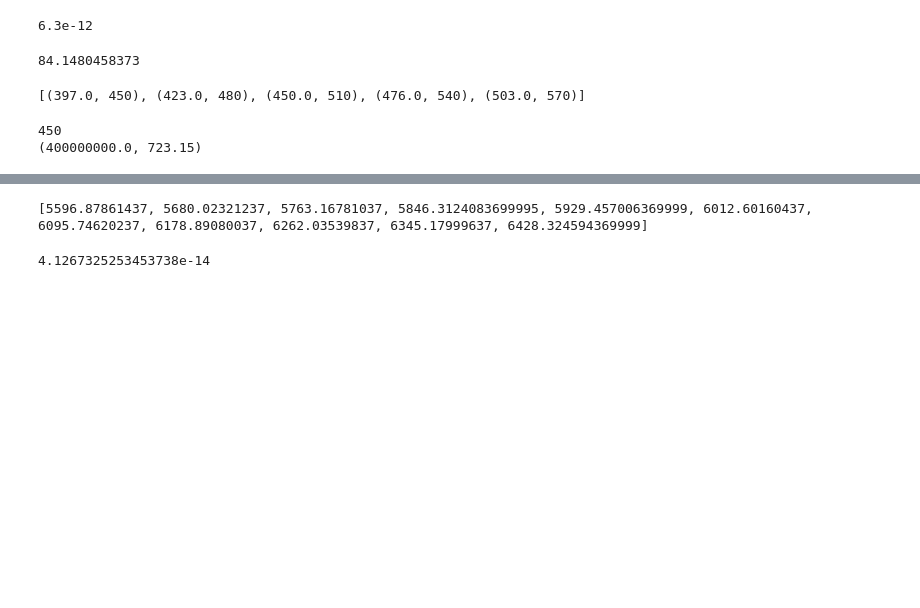
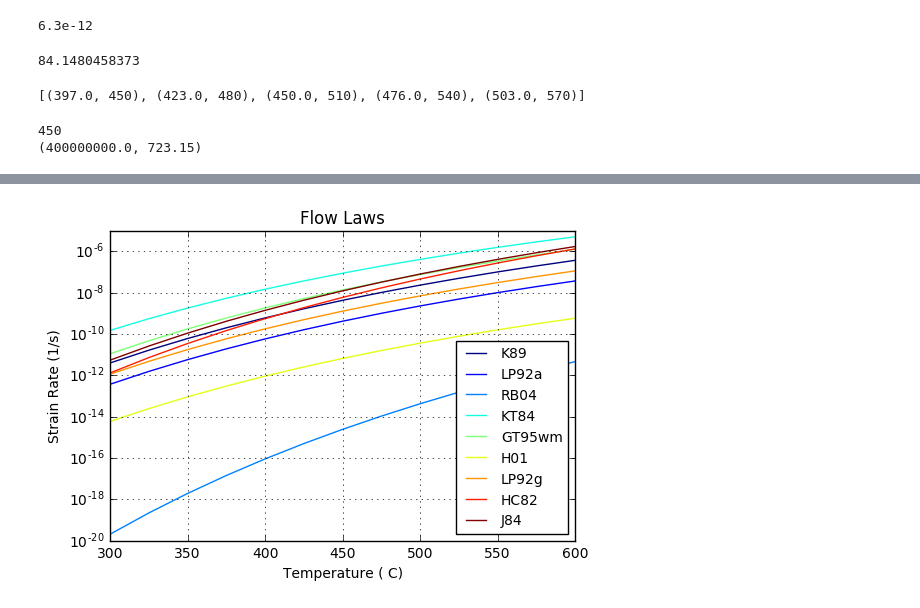
Before and after one commit to usgs/gmeg-shearzone-flowstress, a Jupyter notebook: Strain and Slip Rate Calculations.ipynb, the cells around one changed output, grey strips where cells are left out. Cells and saved outputs as stored; diff of their text form; code cells hidden in the pictures; blank space fills up the shorter version.

Commit message:
updates to plotting fugacity and strain rate calculator

```diff
--- a/Strain and Slip Rate Calculations.ipynb
+++ b/Strain and Slip Rate Calculations.ipynb
@@ -13,9 +16,9 @@ m = -1.26 # Stress exponent, from Stipp and Tullis (2003)?
 flow_laws = {
     "KT84": {"A": 2.2E-6, "n": 2.7, "Q": 1.2E5},
     'GT95wm': {"A": 1.8E-8, "n": 4, "Q": 1.37E5},
-    'J84': {"A": 2.88E-3, "n": 1.8, "Q": 1.51},
+    'J84': {"A": 2.88E-3, "n": 1.8, "Q": 1.51E5},
     'K89': {"A": 1.1E-6, "n": 2.7, "Q": 1.34E5},
-    'HC82': {"A": 1.99E-2, "n": 1.8, "Q": 1.67},
+    'HC82': {"A": 1.99E-2, "n": 1.8, "Q": 1.67E5},
     'LP92g': {"A": 6.6E-8, "n": 3.1, "Q": 1.35E5},
     'LP92a': {"A": 3.98E-10, "n": 4, "Q": 1.35E5},
     "H01":  {"A": 6.3E-12, "n": 4, "Q": 1.35E5},
@@ -82,7 +91,7 @@ def simulate_grain_size(range_min, range_max):
     return diffs
 # %%
 #instantiating the class
-shear_zone = Shearzone(grain_size=d, constant_b=B, exponent=-1.26)
+shear_zone = Shearzone(grain_size=d, constant_b=B, exponent=m)
 s = shear_zone.calculate_differential_stress()
 print(s)
 # %% [output]
@@ -219,11 +226,12 @@ print(fug)
 # %%
-#Using the depth simulator, imput a tuple of depths in km
-simulator_results = depth_simulator((15, 20)) #Input range of depths as tuple
+#Using the depth simulator, input a tuple of depths in km
+simulator_results = depth_simulator((10, 20)) #Input range of depths as tuple
 print(simulator_results)
 
 #Calculate fugacity for each depth or temperature set in simulator
 fugacity = [] #set empty fugacity list
 for pressure, temperature in simulator_results:
+
 
     def fun(v): #optimize for each PT value in array
         return eos(temp_conv(temperature), v)-pres_conv(pressure) #converts units
@@ -241,11 +249,12 @@ print(fugacity)
 # %%
-#Calculate a range of fugacities range of temperatures at constant pressure
+#Calculate a range of fugacities from range of temperatures at constant pressure
 
 #Set pressure, convert to Pa.
 pressure = pres_conv(pressure_calculator(15, 2.7)) #Depth, density
 
 #Set range of temperatures
-temperature_range = range(400,510,10)
+temperature_range = range(300,602,25)
+print(temperature_range)
 temp_range = []
 for t in temperature_range:
     tr = temp_conv(t)
@@ -270,4 +279,5 @@ for temperature in temp_range:
     fugacity.append(fug)
 
 print(fugacity)
+type(temp_range)
 # %% [output]
@@ -316,13 +350,35 @@ for t in temperature:
-# %%
-ans = []
-for temp in temp_range:
-    part = 8.3144598*temp
-    ans.append(part)
-    #print(8.3144598*temp)
-print(ans)
-# %% [output]
-[5596.87861437, 5680.02321237, 5763.16781037, 5846.3124083699995, 5929.457006369999, 6012.60160437, 6095.74620237, 6178.89080037, 6262.03539837, 6345.17999637, 6428.324594369999]
-# %%
-calculate_strain_rate(84, flow_law = "RB04")
-# %% [output]
-4.1267325253453738e-14
+# %%
+colors = iter(cm.jet(np.linspace(0, 1, len(e))))#set color ramp to jet with a line spacing of length e
+
+plt.gca().set_yscale('log') #set y axis to log
+
+labels = []
+# for key in flow_laws.keys():
+#     l = key
+#     labels.append(l)
+#     for i in e:
+#         plt.plot(temperature, e[i], color=next(colors))
+
+
+for key in flow_laws.keys():
+    l = key
+    labels.append(l)
+
+for i in range(0, len(e)):
+    plt.plot(temperature, e[i], color=next(colors))
+
+
+plt.xlabel('Temperature ( C)')
+plt.ylabel('Strain Rate (1/s)')
+plt.title('Flow Laws')
+#for i in range(0, len(Tc)):
+ #   plt.text(450,e[i][6],labels[i], fontsize=10, rotation = 8)
+plt.legend(labels, fontsize=10, loc=4)
+plt.grid()
+plt.show()
+
+pdf = PdfPages('StrainRates.pdf')
+pdf.savefig(fig)
+pdf.close()
+# %% [output]
+[figure, added]
```
Also changed, not shown: parts of 17 cells of this notebook, 3 other files.
